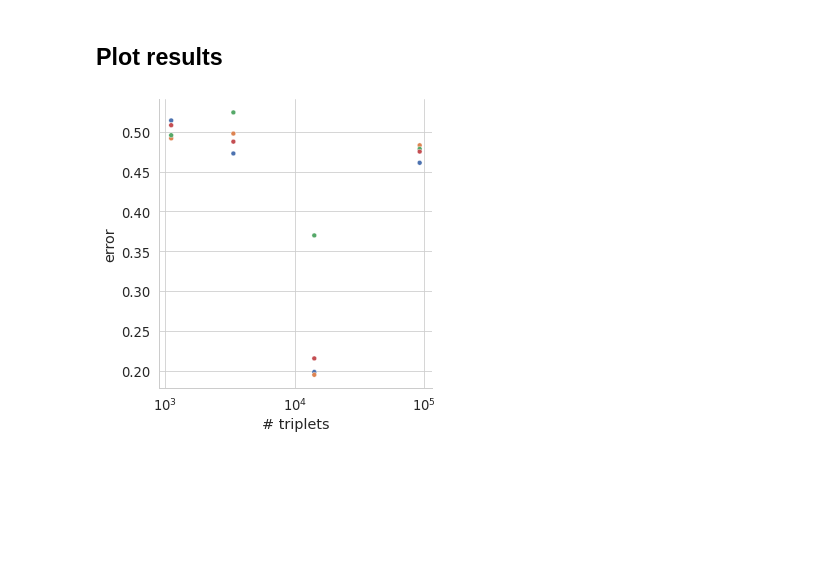
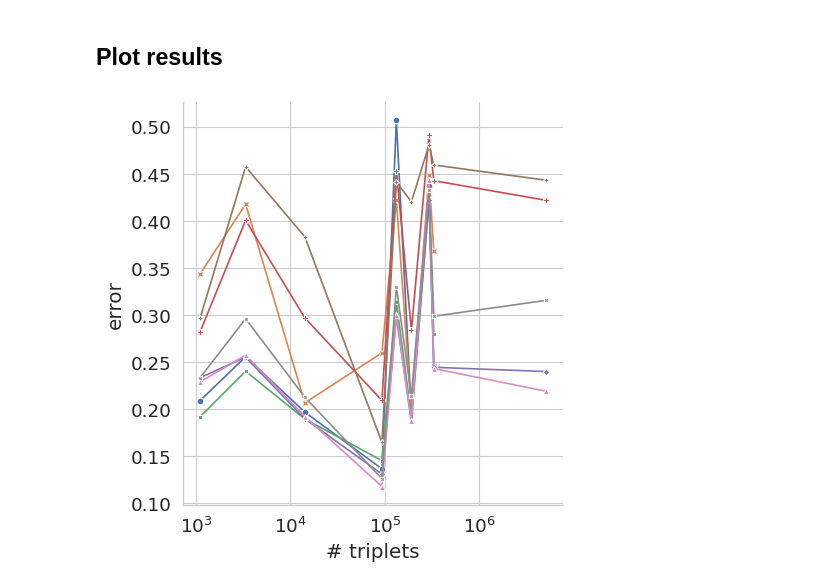
Before and after one commit to cblearn/cblearn-benchmark, a Jupyter notebook: scripts/plot_results.ipynb, the cells around one changed output. Cells and saved outputs as stored; diff of their text form; code cells hidden in the pictures; blank space fills up the shorter version.

```diff
--- a/scripts/plot_results.ipynb
+++ b/scripts/plot_results.ipynb
@@ -59,7 +59,7 @@ results = []
 for r in Path('../results').glob('*.json'):
     with r.open('r') as f:
         d = json.load(f)
-    d['error'] = query_error(data.loc['car', 'train_triplets'], d['embedding'])
+    d['error'] = query_error(data.loc[d['dataset'], 'train_triplets'], d['embedding'])
     del d['embedding']
     if d['library'] == 'cblearn':
         d['name'] = f"{d['algorithm']} (ours)"
@@ -91,15 +87,15 @@ results
 # %% [markdown]
 ## Plot results
 # %%
-fg = sns.relplot(results, x='n_triplets', y='error', hue='name', legend=None)
+fg = sns.relplot(results, kind='line', markers=True, x='n_triplets', y='error', hue='name', style='name', dashes=False, legend=None)
 fg.set(xlabel='# triplets', ylabel='error', xscale='log')
 
 #labels = [plt.text(x, y, name) for name, x, y in zip(results.algorithm, results.n_triplets, results.error)]
 #adjust_text(labels, expand_points=(1.3, 1.3))
 
 fg.savefig(plot_dir / 'benchmark_error.pdf')
 fg.savefig(plot_dir / 'benchmark_error.png')
 plt.show()
 # %% [output]
-[figure, old version]
+[figure, new version]
 # %%
```
Also changed, not shown: parts of 4 cells of this notebook, 10 other files.
